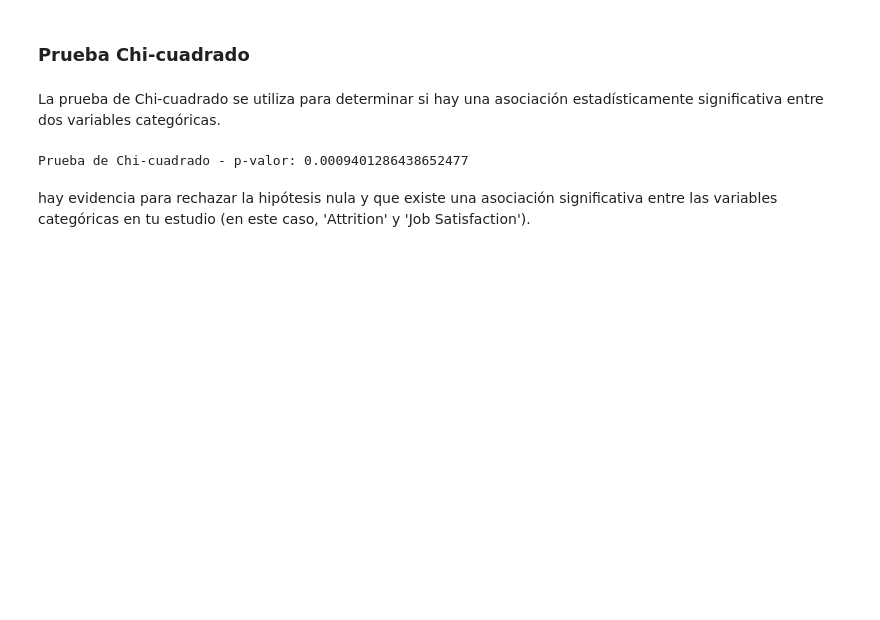
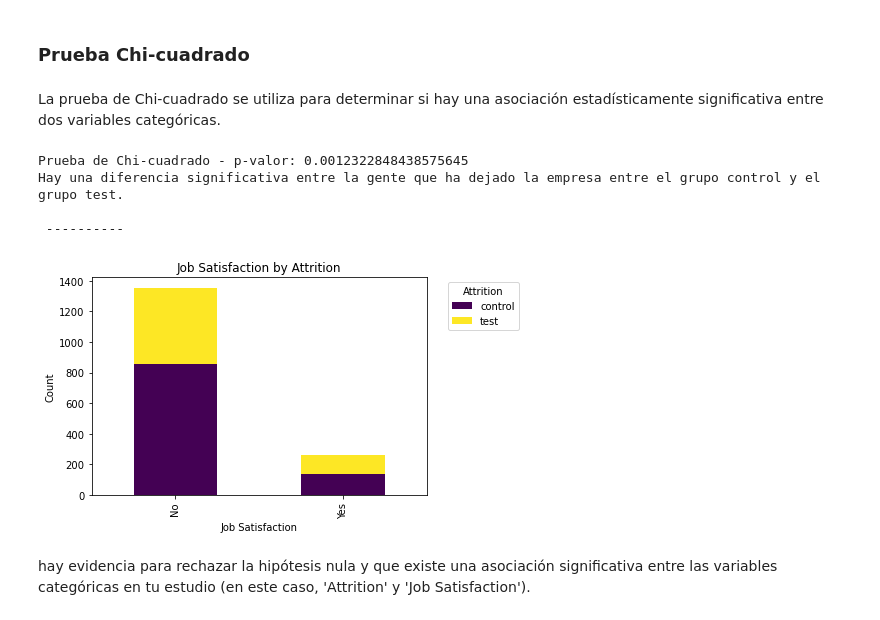
Before and after one commit to Adalab/proyecto-da-F-modulo3-team2, a Jupyter notebook: limpieza_transformacion_reyes.ipynb, the cells around one changed output. Saved outputs shown, nothing was run; the diff lists cells and outputs as text; code cells hidden in the pictures; blank space fills up the shorter version.

```diff
--- a/limpieza_transformacion_reyes.ipynb
+++ b/limpieza_transformacion_reyes.ipynb
@@ -877,12 +823,41 @@ warnings.filterwarnings("ignore")
 La prueba de Chi-cuadrado se utiliza para determinar si hay una asociación estadísticamente significativa entre dos variables categóricas.
 # %%
 # Crear la tabla de contingencia directamente
-contingency_table = pd.crosstab(df_ab["Attrition"], df_ab["Job Satisfaction"])
+contingency_table = pd.crosstab(df_copy["Attrition"], df_copy["grupo"])
+contingency_table
 
 # Realizar la prueba de Chi-cuadrado
 chi2, p_value_chi2, _, _ = chi2_contingency(contingency_table)
 
 # Imprimir los resultados de la prueba de Chi-cuadrado
 print(f"Prueba de Chi-cuadrado - p-valor: {p_value_chi2}")
+
+# Realizar la prueba de proporciones
+chi2, p_value, _, _ = chi2_contingency(contingency_table)
+
+    # Imprimir el resultado de la prueba
+alpha = 0.05
+
+if p_value< alpha:
+
+        print("Hay una diferencia significativa entre la gente que ha dejado la empresa entre el grupo control y el grupo test.")
+        print("\n ---------- \n")
+
+else:
+        print("No hay evidencia de una diferencia significativa entre la gente que ha dejado la empresa entre el grupo control y el grupo test.")
+        print("\n ---------- \n")
 # %% [output]
-Prueba de Chi-cuadrado - p-valor: 0.0009401286438652477
+Prueba de Chi-cuadrado - p-valor: 0.0012322848438575645
+Hay una diferencia significativa entre la gente que ha dejado la empresa entre el grupo control y el grupo test.
+
+ ----------
+# %%
+#Tabla de visualización para los grupos test y control.
+
+contingency_table.plot(kind='bar', stacked=True, colormap='viridis')
+plt.title('Job Satisfaction by Attrition')
+plt.xlabel('Job Satisfaction')
+plt.ylabel('Count')
+plt.legend(title='Attrition', bbox_to_anchor=(1.05, 1), loc='upper left');
+# %% [output]
+[figure, added]
```
Also changed, not shown: parts of 16 cells of this notebook.
